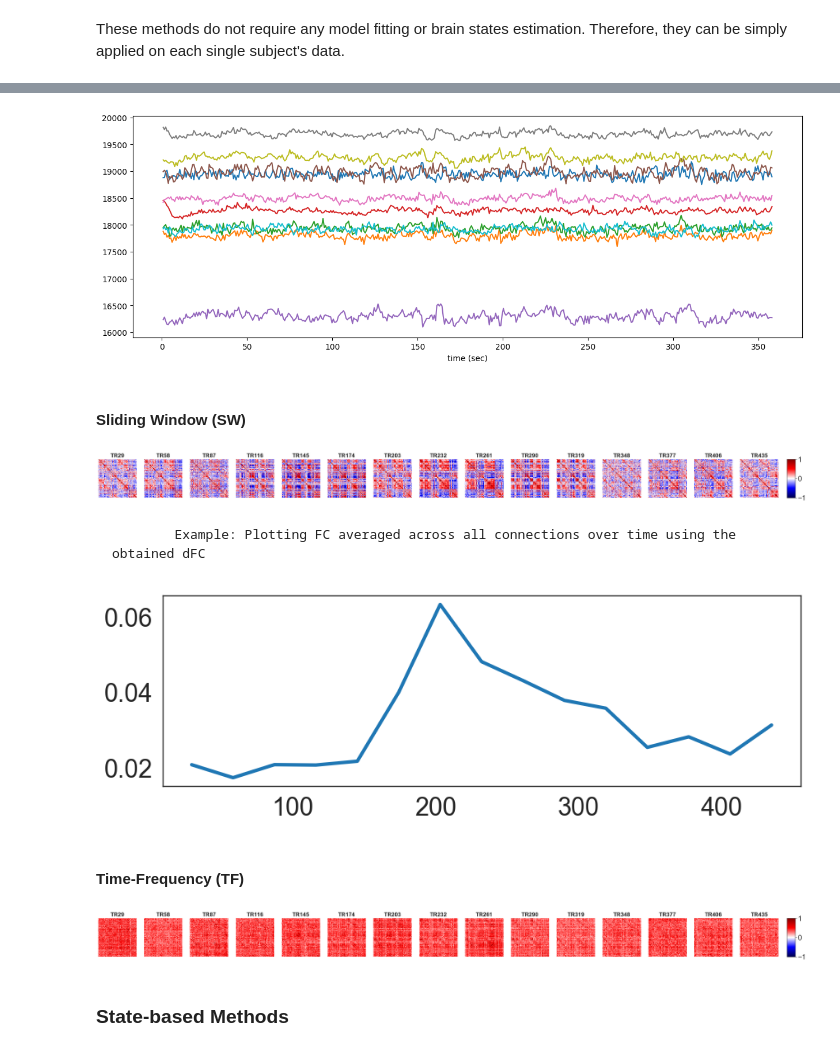
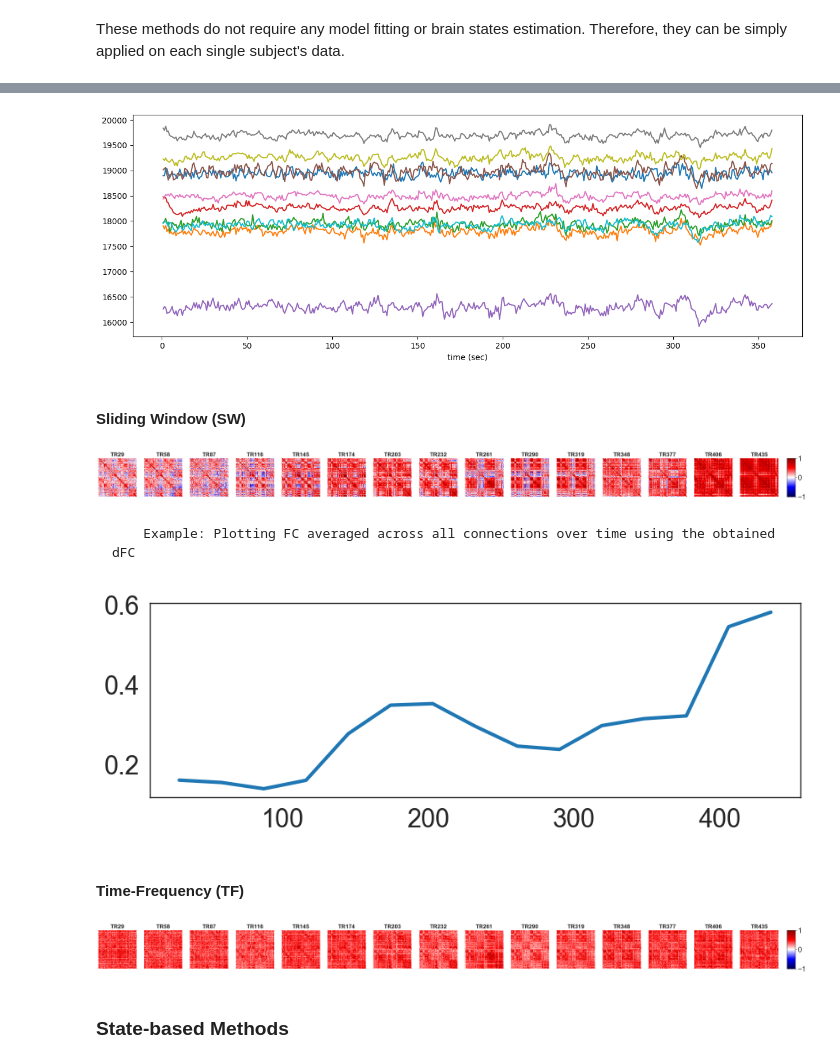
Before and after one commit to neurodatascience/dFC, a Jupyter notebook: dFC_methods_demo.ipynb, the cells around one changed output, grey strips where cells are left out. Cells and saved outputs as stored; diff of their text form; code cells hidden in the pictures.

```diff
--- a/dFC_methods_demo.ipynb
+++ b/dFC_methods_demo.ipynb
@@ -16,18 +28,18 @@ These methods do not require any model fitting or brain states estimation. There
 # %%
 # load sub-0001 data from nifti file
 BOLD = data_loader.nifti2timeseries(
-            nifti_file='sample_data/sample_nifti_data/sub-0001_task-restingstate_acq-mb3_space-MNI152NLin2009cAsym_desc-preproc_bold.nii.gz',
+            nifti_file='sample_data/sub-0001_task-restingstate_acq-mb3_space-MNI152NLin2009cAsym_desc-preproc_bold.nii.gz',
             n_rois=100, Fs=1/0.75,
             subj_id='sub-0001',
-            confound_strategy='no_motion_no_gsr', # no_motion, no_motion_no_gsr, or none
+            confound_strategy='no_motion', # no_motion, no_motion_no_gsr, or none
             standardize=False,
             TS_name=None,
             session=None,
         )
 
 BOLD.visualize( start_time=0, end_time=1000, nodes_lst=range(10))
 # %% [output]
-[figure, old version]
+[figure, new version]
 # %% [markdown]
 #### Sliding Window (SW)
 # %%
@@ -45,5 +57,5 @@ measure = SLIDING_WINDOW(**params_methods)
 dFC = measure.estimate_dFC(time_series=BOLD)
 dFC.visualize_dFC(TRs=dFC.TR_array[:], normalize=False, fix_lim=False) # TRs are time point indices, e.g. TR=0 is the first time point, TR=1 is the second time point, etc.
 # %% [output]
-[figure, old version]
+[figure, new version]
 # %% [markdown]
@@ -55,7 +67,7 @@ plt.figure(figsize=(10, 3))
 plt.plot(dFC.TR_array, avg_dFC)
 plt.show()
 # %% [output]
-[figure, old version]
+[figure, new version]
 # %% [markdown]
 #### Time-Frequency (TF)
 # %%
@@ -75,7 +87,7 @@ dFC = measure.estimate_dFC(time_series=BOLD)
 TRs = dFC.TR_array[np.arange(29, 480-29, 29)]
 dFC.visualize_dFC(TRs=TRs, normalize=True, fix_lim=False)
 # %% [output]
-[figure, old version]
+[figure, new version]
 # %% [markdown]
 ### State-based Methods
 # %% [markdown]
```
Also changed, not shown: parts of 10 cells of this notebook.
